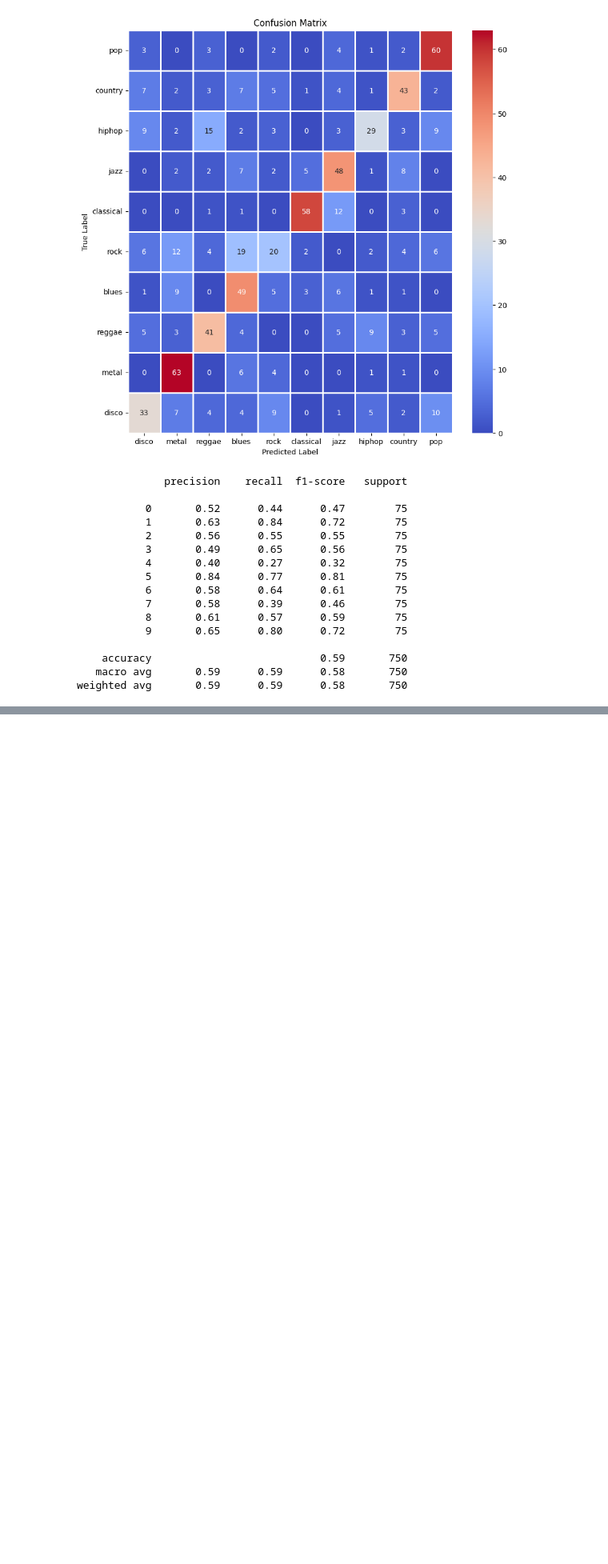
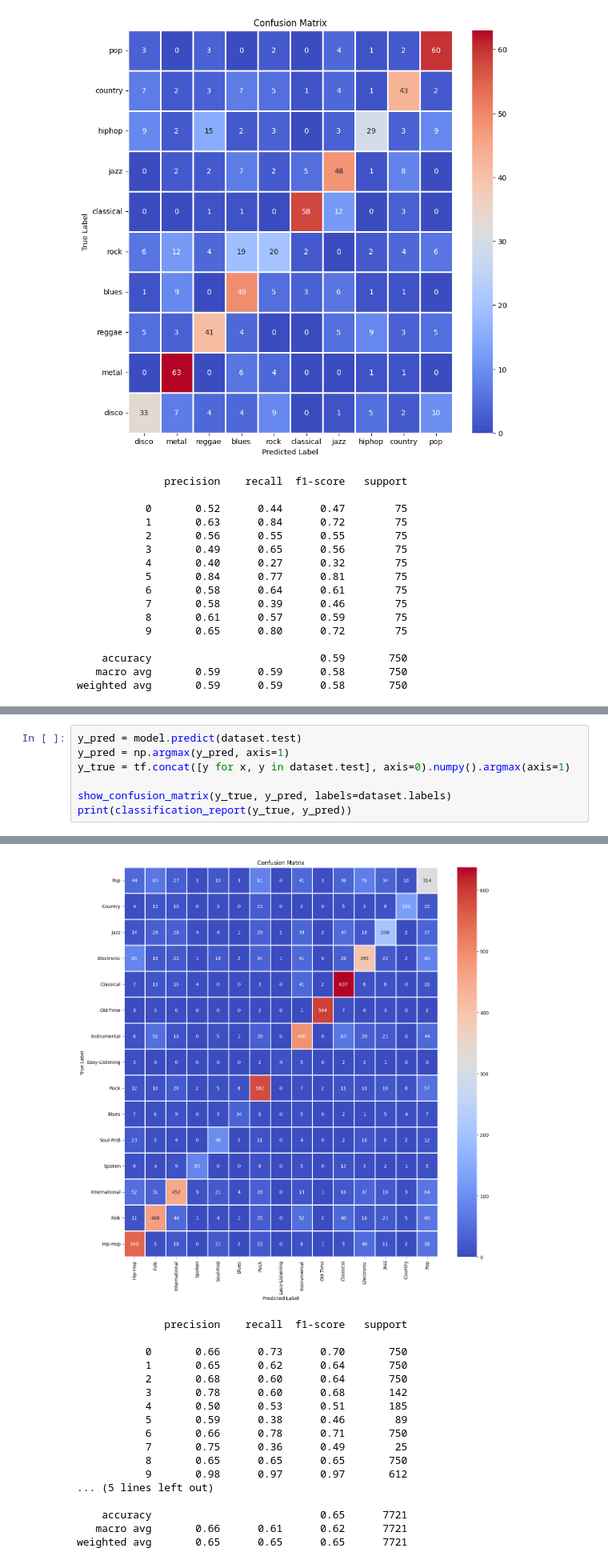
Before and after one commit to michalszc/MusicGenrePrediction, a Jupyter notebook: bi-gru-model.ipynb, the cells around one changed output, grey strips where cells are left out. Shown at 80% size. Saved outputs shown, nothing was run; the diff lists cells and outputs as text; blank space fills up the shorter version.

```diff
--- a/bi-gru-model.ipynb
+++ b/bi-gru-model.ipynb
@@ -310,0 +433,8 @@ weighted avg       0.59      0.59      0.58       750
+# %%
+y_pred = model.predict(dataset.test)
+y_pred = np.argmax(y_pred, axis=1)
+y_true = tf.concat([y for x, y in dataset.test], axis=0).numpy().argmax(axis=1)
+
+show_confusion_matrix(y_true, y_pred, labels=dataset.labels)
+print(classification_report(y_true, y_pred))
+# %% [output]
@@ -310,0 +442,18 @@ weighted avg       0.59      0.59      0.58       750
+[figure, added]
+              precision    recall  f1-score   support
+
+           0       0.66      0.73      0.70       750
+           1       0.65      0.62      0.64       750
+           2       0.68      0.60      0.64       750
+           3       0.78      0.60      0.68       142
+           4       0.50      0.53      0.51       185
+           5       0.59      0.38      0.46        89
+           6       0.66      0.78      0.71       750
+           7       0.75      0.36      0.49        25
+           8       0.65      0.65      0.65       750
+           9       0.98      0.97      0.97       612
+... (5 lines left out)
+
+    accuracy                           0.65      7721
+   macro avg       0.66      0.61      0.62      7721
+weighted avg       0.65      0.65      0.65      7721
```
Also changed, not shown: parts of 21 cells of this notebook.
